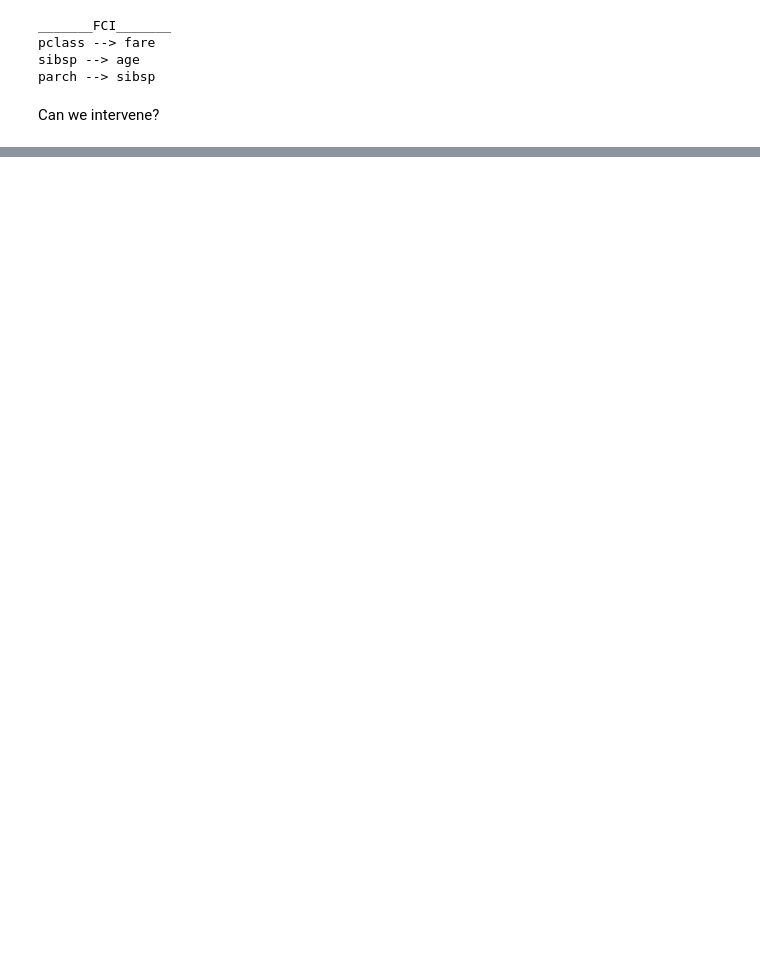
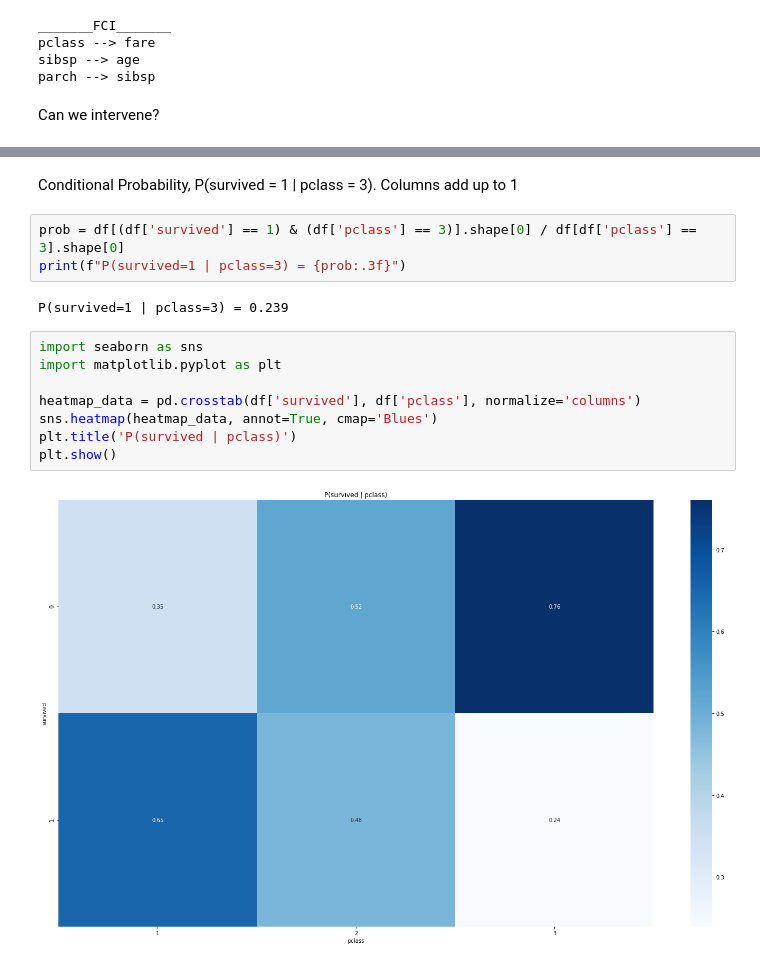
Before and after one commit to eigenhenry/experiments, a Jupyter notebook: titanic.ipynb, the cells around one changed output, grey strips where cells are left out. Cells and saved outputs as stored; diff of their text form; blank space fills up the shorter version.

```diff
--- a/titanic.ipynb
+++ b/titanic.ipynb
@@ -358,0 +552,17 @@ Diverse Counterfactual set (new outcome: 1)
+# %% [markdown]
+Conditional Probability, P(survived = 1 | pclass = 3). Columns add up to 1
+# %%
+prob = df[(df['survived'] == 1) & (df['pclass'] == 3)].shape[0] / df[df['pclass'] == 3].shape[0]
+print(f"P(survived=1 | pclass=3) = {prob:.3f}")
+# %% [output]
+P(survived=1 | pclass=3) = 0.239
+# %%
+import seaborn as sns
+import matplotlib.pyplot as plt
+
+heatmap_data = pd.crosstab(df['survived'], df['pclass'], normalize='columns')
+sns.heatmap(heatmap_data, annot=True, cmap='Blues')
+plt.title('P(survived | pclass)')
+plt.show()
+# %% [output]
+[figure, added]
```
Also changed, not shown: parts of 21 cells of this notebook.
